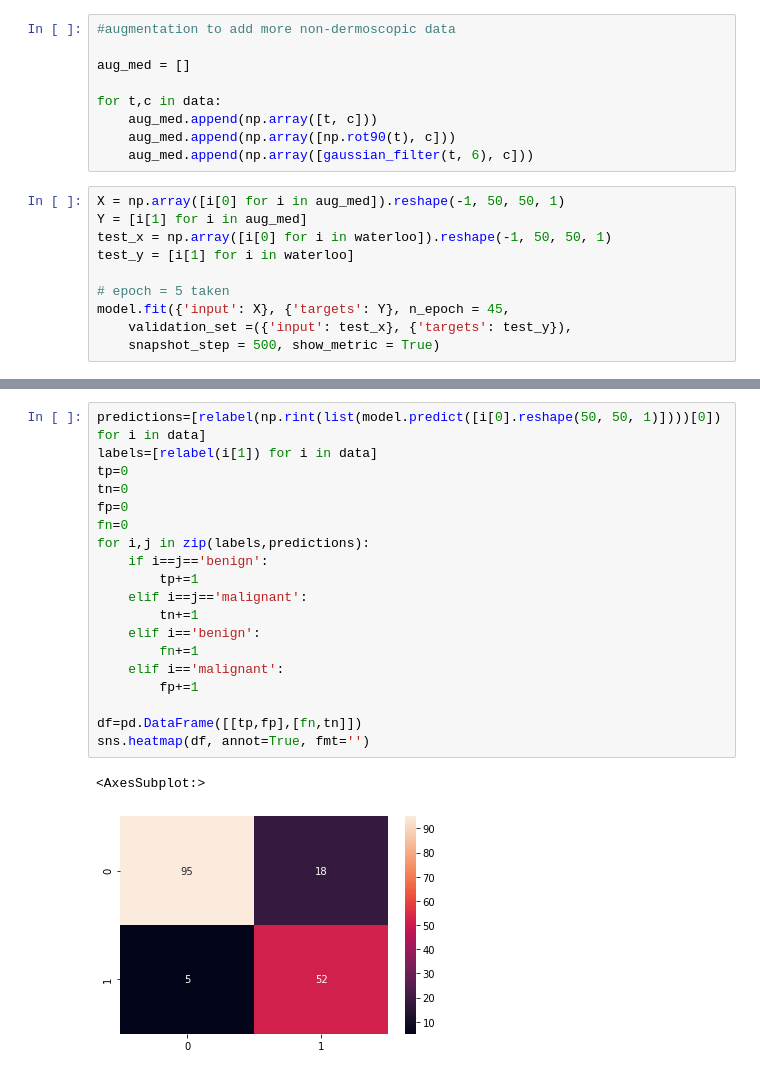
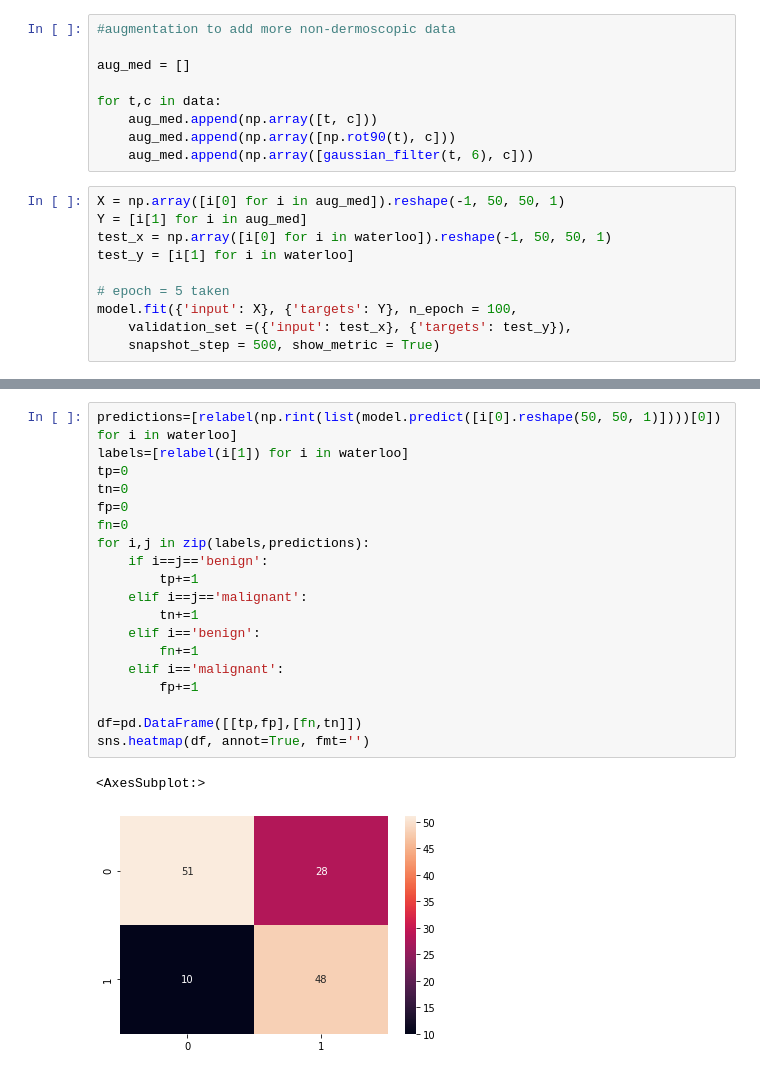
Before and after one commit to h-yoder/skin-classifier, a Jupyter notebook: data-prep.ipynb, the cells around one changed output, grey strips where cells are left out. Drawn from its saved outputs; the diff is of its cells as text.

```diff
--- a/data-prep.ipynb
+++ b/data-prep.ipynb
@@ -355,7 +355,7 @@ test_x = np.array([i[0] for i in waterloo]).reshape(-1, 50, 50, 1)
 test_y = [i[1] for i in waterloo]
 
 # epoch = 5 taken
-model.fit({'input': X}, {'targets': Y}, n_epoch = 45,
+model.fit({'input': X}, {'targets': Y}, n_epoch = 100,
     validation_set =({'input': test_x}, {'targets': test_y}),
     snapshot_step = 500, show_metric = True)
 # %% [output]
@@ -366,24 +366,24 @@ Training Step: 360  | total loss: 0.46173 | time: 1.519s
 --
 # %%
-predictions=[relabel(np.rint(list(model.predict([i[0].reshape(50, 50, 1)])))[0]) for i in data]
-labels=[relabel(i[1]) for i in data]
+predictions=[relabel(np.rint(list(model.predict([i[0].reshape(50, 50, 1)])))[0]) for i in waterloo]
+labels=[relabel(i[1]) for i in waterloo]
 tp=0
 tn=0
 fp=0
 fn=0
 for i,j in zip(labels,predictions):
     if i==j=='benign':
         tp+=1
     elif i==j=='malignant':
         tn+=1
     elif i=='benign':
         fn+=1
     elif i=='malignant':
         fp+=1
 
 df=pd.DataFrame([[tp,fp],[fn,tn]])
 sns.heatmap(df, annot=True, fmt='')
 # %% [output]
 <AxesSubplot:>
-[figure, old version]
+[figure, new version]
 # %%
```
Also changed, not shown: parts of 2 cells of this notebook.
